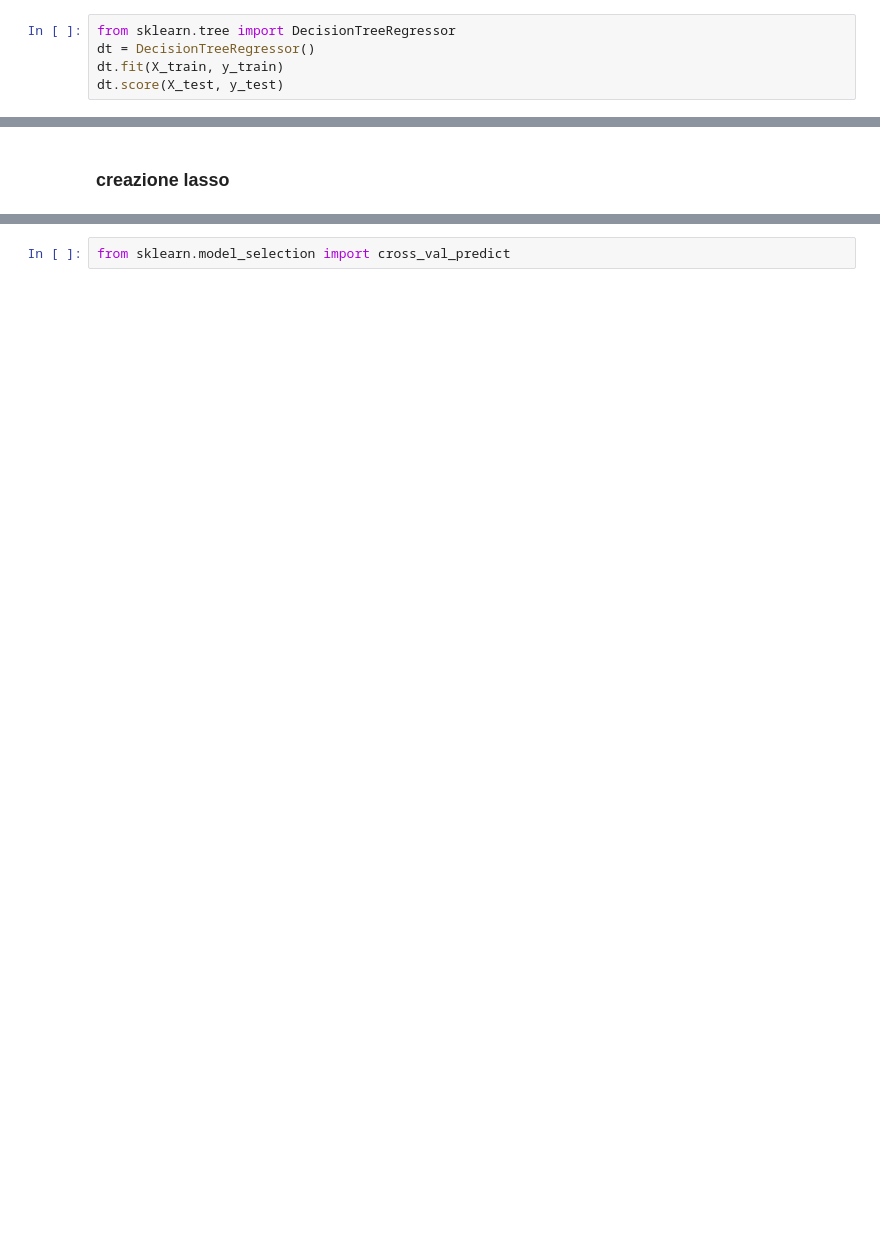
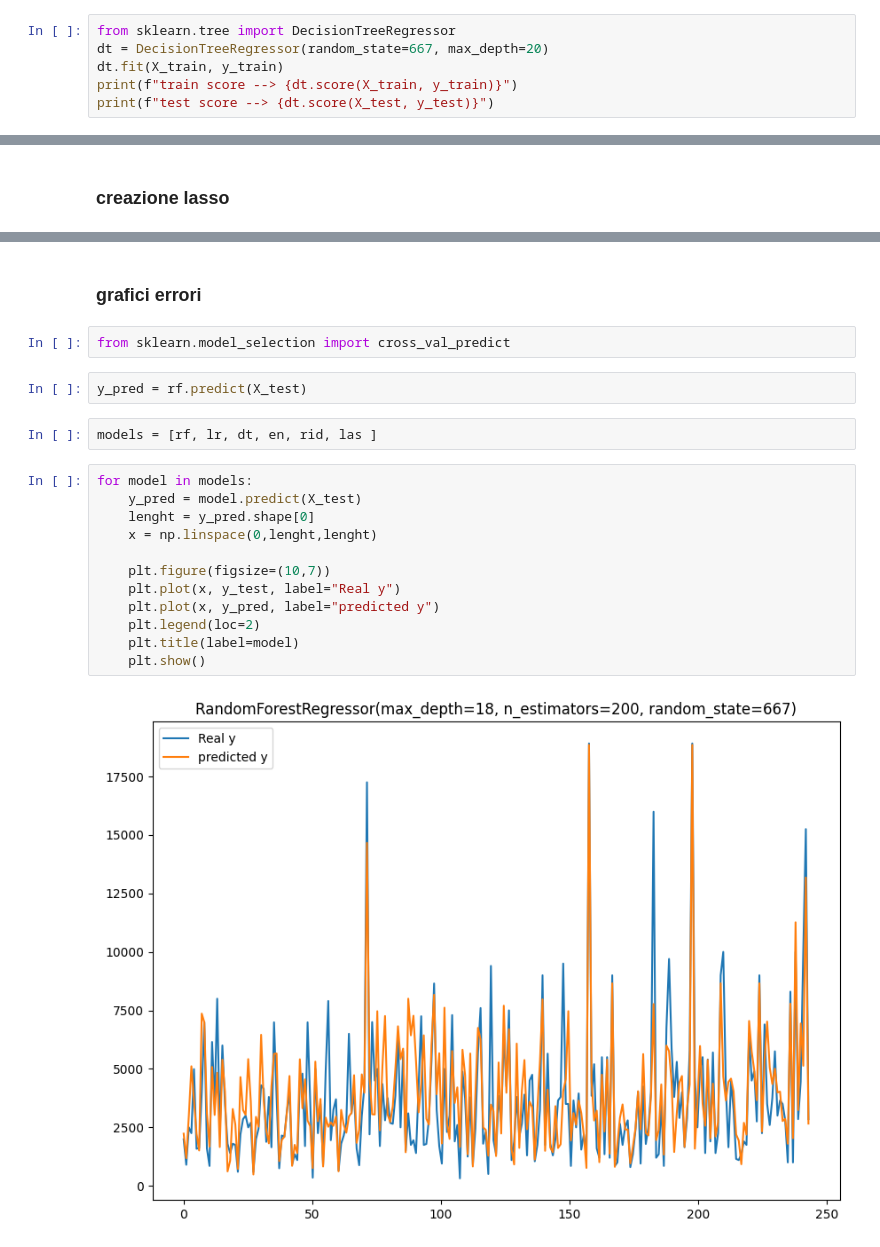
Before and after one commit to monty04dd/FISTIC2024, a Jupyter notebook: miei file/Lesson 11/cars_pipeline.ipynb, the cells around one changed output, grey strips where cells are left out. Cells and saved outputs as stored; diff of their text form; blank space fills up the shorter version.

```diff
--- a/miei file/Lesson 11/cars_pipeline.ipynb
+++ b/miei file/Lesson 11/cars_pipeline.ipynb
@@ -163,7 +174,8 @@ lr.score(X_test, y_test)
 ### creazione decision tree regressor
 # %%
 from sklearn.tree import DecisionTreeRegressor
-dt = DecisionTreeRegressor()
+dt = DecisionTreeRegressor(random_state=667, max_depth=20)
 dt.fit(X_train, y_train)
-dt.score(X_test, y_test)
+print(f"train score --> {dt.score(X_train, y_train)}")
+print(f"test score --> {dt.score(X_test, y_test)}")
 # %% [output]
@@ -196,2 +217,22 @@ las.score(X_test, y_test)
+# %% [markdown]
+### grafici errori
 # %%
 from sklearn.model_selection import cross_val_predict
+# %%
+y_pred = rf.predict(X_test)
+# %%
+models = [rf, lr, dt, en, rid, las ]
+# %%
+for model in models:
+    y_pred = model.predict(X_test)
+    lenght = y_pred.shape[0]
+    x = np.linspace(0,lenght,lenght)
+
+    plt.figure(figsize=(10,7))
+    plt.plot(x, y_test, label="Real y")
+    plt.plot(x, y_pred, label="predicted y")
+    plt.legend(loc=2)
+    plt.title(label=model)
+    plt.show()
+# %% [output]
+[figure, added]
```
Also changed, not shown: parts of 33 cells of this notebook, 7 other files.
